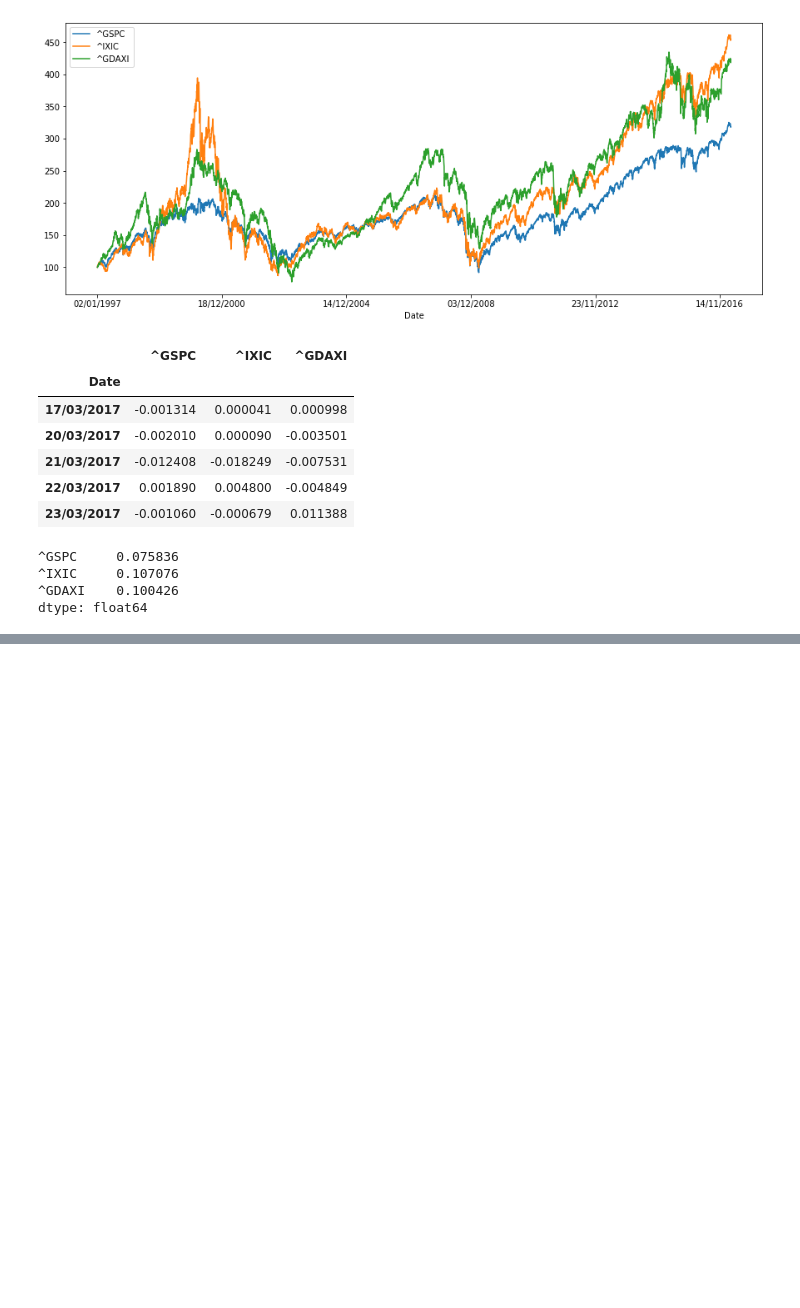
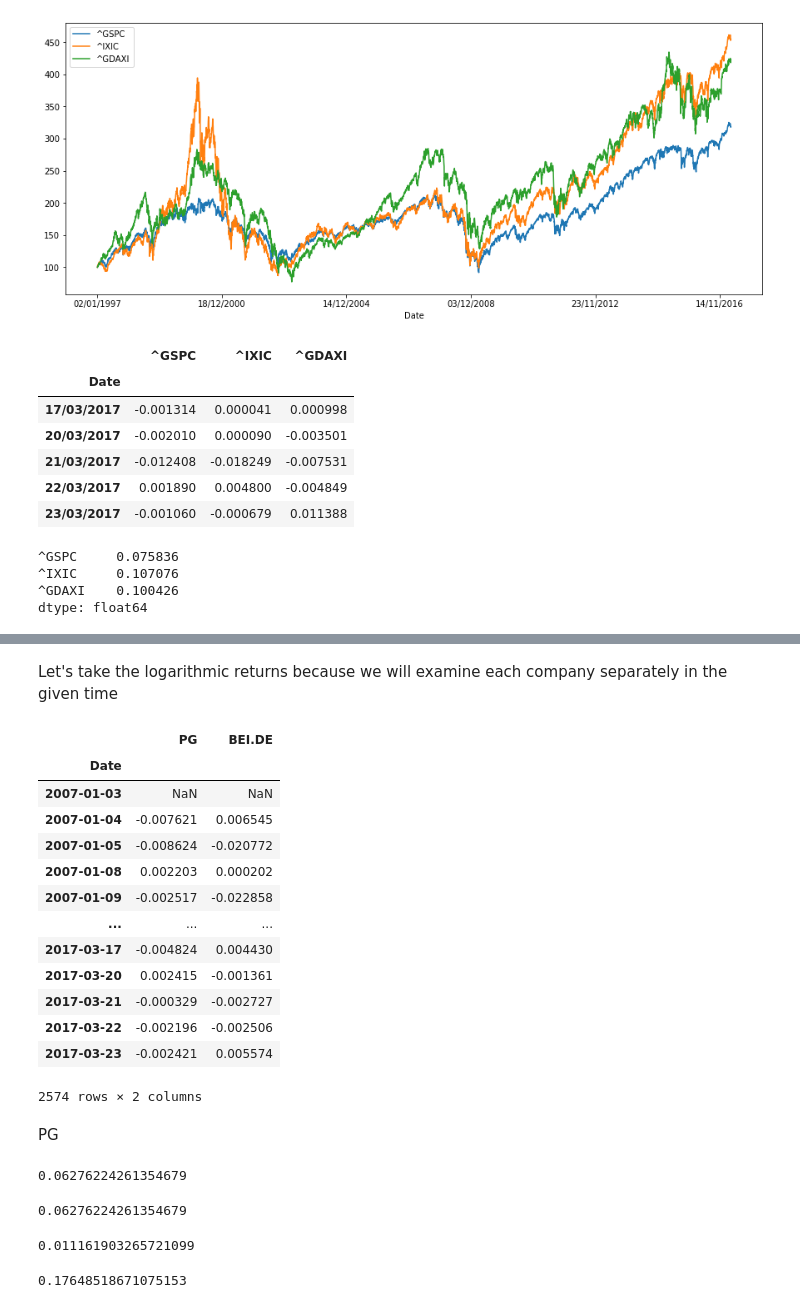
Before and after one commit to oscaralejandro1907/side-projects, a Jupyter notebook: Python-for-Finance/rate_of_return_portfolio.ipynb, the cells around one changed output, grey strips where cells are left out. Drawn from its saved outputs; the diff is of its cells as text; code cells hidden in the pictures; blank space fills up the shorter version.

```diff
--- a/Python-for-Finance/rate_of_return_portfolio.ipynb
+++ b/Python-for-Finance/rate_of_return_portfolio.ipynb
@@ -176,3 +176,5 @@ annual_ind_returns
 ^IXIC     0.107076
 ^GDAXI    0.100426
 dtype: float64
+# %%
+sec_data=pd.read_csv('PG_BEI.DE_2007_2017.csv',usecols=[0,1,2],index_col='Date')
@@ -178,0 +191,38 @@ dtype: float64
+# %% [markdown]
+Let's take the logarithmic returns because we will examine each company separately in the given time
+# %%
+sec_returns = np.log(sec_data / sec_data.shift(1))
+sec_returns
+# %% [output]
+|  | PG | BEI.DE |
+| Date |  |  |
+| 2007-01-03 | NaN | NaN |
+| 2007-01-04 | -0.007621 | 0.006545 |
+| 2007-01-05 | -0.008624 | -0.020772 |
+| 2007-01-08 | 0.002203 | 0.000202 |
+| 2007-01-09 | -0.002517 | -0.022858 |
+| ... | ... | ... |
+| 2017-03-17 | -0.004824 | 0.004430 |
+| 2017-03-20 | 0.002415 | -0.001361 |
+| 2017-03-21 | -0.000329 | -0.002727 |
+| 2017-03-22 | -0.002196 | -0.002506 |
+| 2017-03-23 | -0.002421 | 0.005574 |
+2574 rows × 2 columns
+# %% [markdown]
+PG
+# %%
+sec_returns['PG'].mean() #Daily Rate of Return
+# %% [output]
+0.06276224261354679
+# %%
+sec_returns['PG'].mean() * 250 #Anual Rate of Return
+# %% [output]
+0.06276224261354679
+# %%
+sec_returns['PG'].std()
+# %% [output]
+0.011161903265721099
+# %%
+sec_returns['PG'].std()*250**0.5
+# %% [output]
+0.17648518671075153
```
Also changed, not shown: parts of 5 cells of this notebook.
